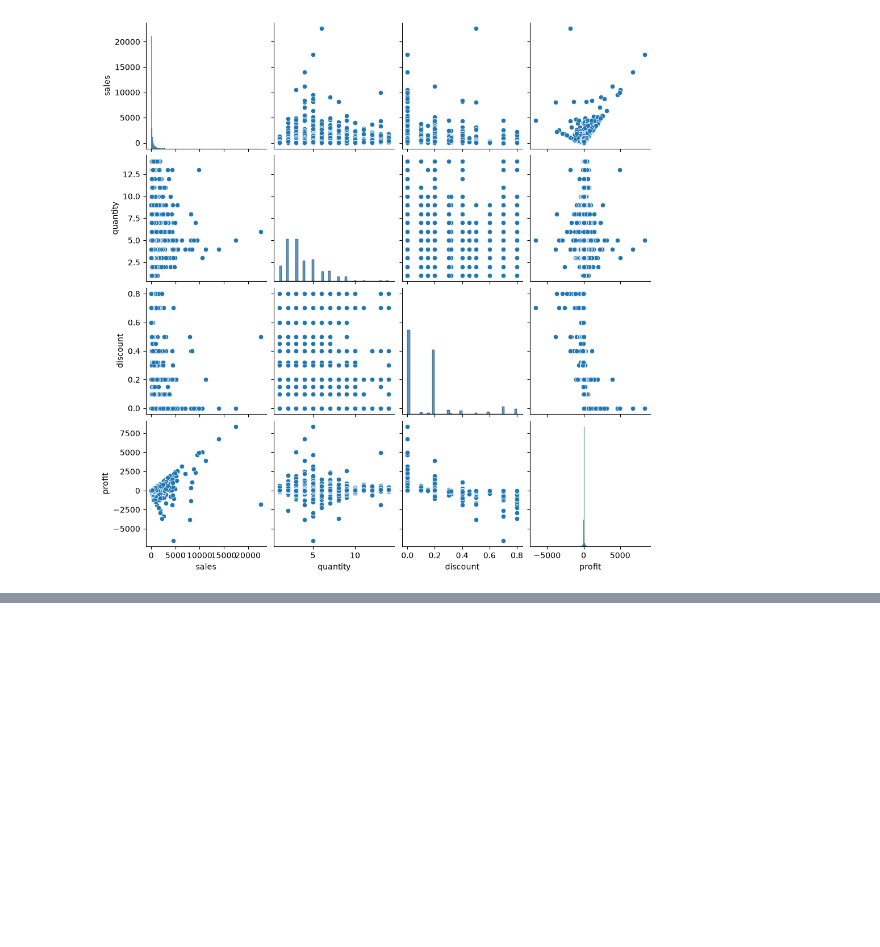
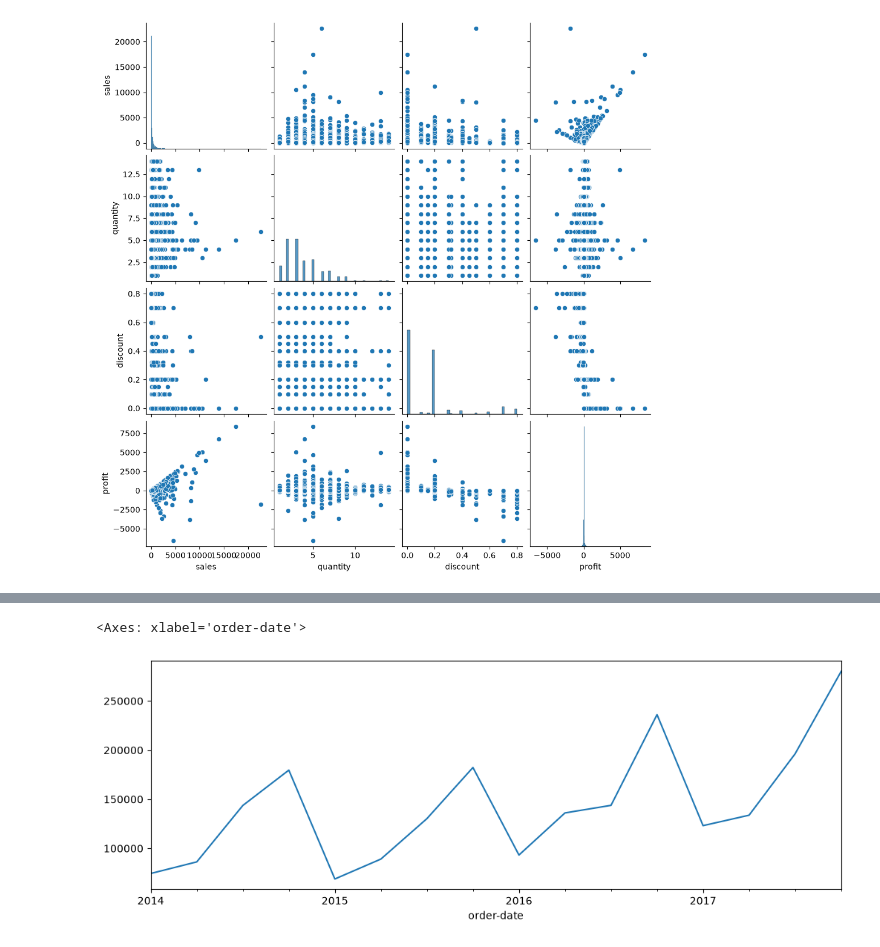
Before and after one commit to OnkarGhadage/superstore-sales-analysis, a Jupyter notebook: notebooks/eda.ipynb, the cells around one changed output, grey strips where cells are left out. Drawn from its saved outputs; the diff is of its cells as text; code cells hidden in the pictures; blank space fills up the shorter version.

```diff
--- a/notebooks/eda.ipynb
+++ b/notebooks/eda.ipynb
@@ -1068,0 +1133,5 @@ sns.pairplot(df)
+# %%
+dtdf['sales'].resample('QE').sum().plot(figsize=(12,4))
+# %% [output]
+<Axes: xlabel='order-date'>
+[figure, added]
```
Also changed, not shown: parts of 46 cells of this notebook.
